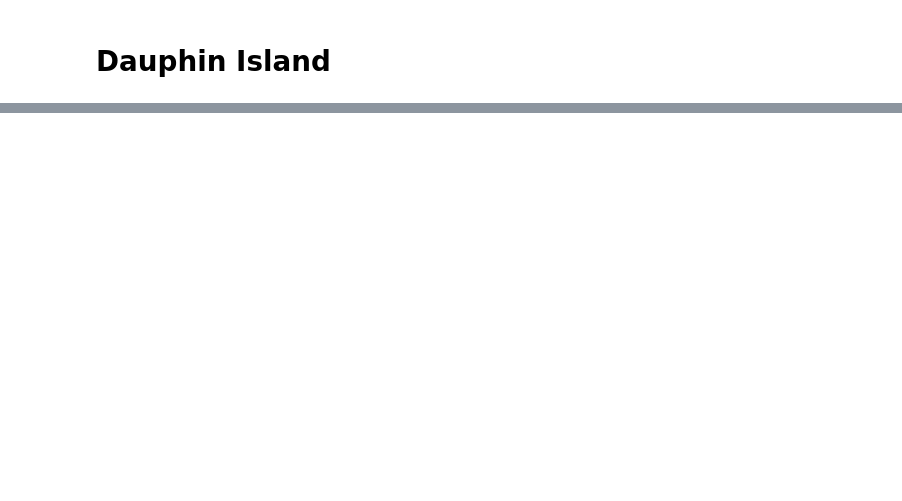
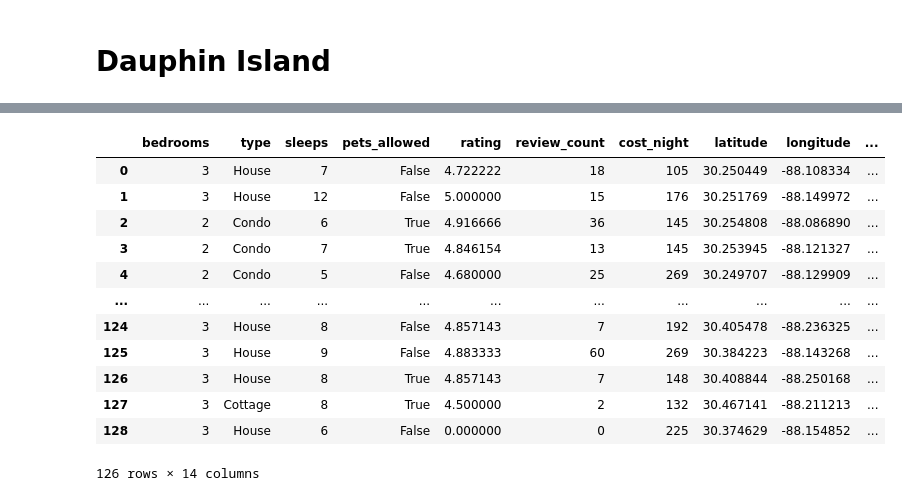
Before and after one commit to NSS-Full-Time-Data-Analytics-9/bwilhelm_capstone, a Jupyter notebook: scripts/dauphin_vrbo.ipynb, the cells around one changed output, grey strips where cells are left out. Cells and saved outputs as stored; diff of their text form; code cells hidden in the pictures; blank space fills up the shorter version.

```diff
--- a/scripts/dauphin_vrbo.ipynb
+++ b/scripts/dauphin_vrbo.ipynb
@@ -84,7 +84,7 @@ dauphin = dauphin.rename(columns={'data.results.listings.bedrooms':'bedrooms', '
        'data.results.listings.averageRating':'rating',
        'data.results.listings.reviewCount':'review_count',
        'data.results.listings.bathrooms.full':'full_bathrooms',
-       'data.results.listings.bathrooms.half':'half_bathrooms'})
+       'data.results.listings.bathrooms.half':'half_bathrooms', 'data.results.listings.images[0].c6_uri':'image_url'})
 # %%
 dauphin = dauphin.drop(columns={'data.results.listings.spaces.spacesSummary.__typename',
        'data.results.listings.spaces.spacesSummary.area.areaValue', 'data.results.geography.location.__typename',
@@ -165,7 +165,6 @@ dauphin = dauphin.drop(columns={'data.results.listings.priceSummary.formattedAmo
 dauphin = dauphin.drop(columns={'data.results.listings.priceSummary.roundedFormattedAmount',
        'data.results.listings.prices.perNight.amount',
        'data.results.listings.prices.perNight.formattedAmount',
-        'data.results.listings.images[0].c6_uri',
        'data.results.listings.images[0].c9_uri',
        'data.results.listings.images[0].mab',
        'data.results.listings.images[0].__typename'})
@@ -226,3 +225,19 @@ dauphin['checkin_month'] = '5'
 dauphin['checkin_day'] = '6'
 # %%
 dauphin['location'] = 'Dauphin Island'
+# %%
+dauphin
+# %% [output]
+|  | bedrooms | type | sleeps | pets_allowed | rating | review_count | cost_night | latitude | longitude | ... |
+| 0 | 3 | House | 7 | False | 4.722222 | 18 | 105 | 30.250449 | -88.108334 | ... |
+| 1 | 3 | House | 12 | False | 5.000000 | 15 | 176 | 30.251769 | -88.149972 | ... |
+| 2 | 2 | Condo | 6 | True | 4.916666 | 36 | 145 | 30.254808 | -88.086890 | ... |
+| 3 | 2 | Condo | 7 | True | 4.846154 | 13 | 145 | 30.253945 | -88.121327 | ... |
+| 4 | 2 | Condo | 5 | False | 4.680000 | 25 | 269 | 30.249707 | -88.129909 | ... |
+| ... | ... | ... | ... | ... | ... | ... | ... | ... | ... | ... |
+| 124 | 3 | House | 8 | False | 4.857143 | 7 | 192 | 30.405478 | -88.236325 | ... |
+| 125 | 3 | House | 9 | False | 4.883333 | 60 | 269 | 30.384223 | -88.143268 | ... |
+| 126 | 3 | House | 8 | True | 4.857143 | 7 | 148 | 30.408844 | -88.250168 | ... |
+| 127 | 3 | Cottage | 8 | True | 4.500000 | 2 | 132 | 30.467141 | -88.211213 | ... |
+| 128 | 3 | House | 6 | False | 0.000000 | 0 | 225 | 30.374629 | -88.154852 | ... |
+126 rows × 14 columns
```
Also changed, not shown: parts of 2 cells of this notebook, 8 other files.
